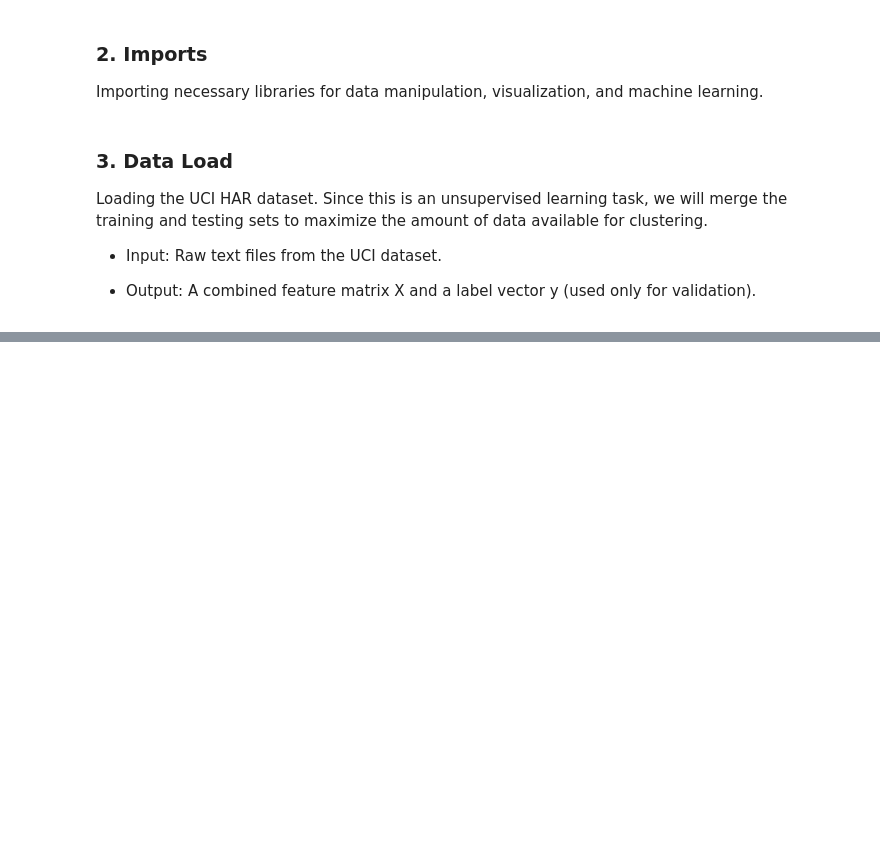
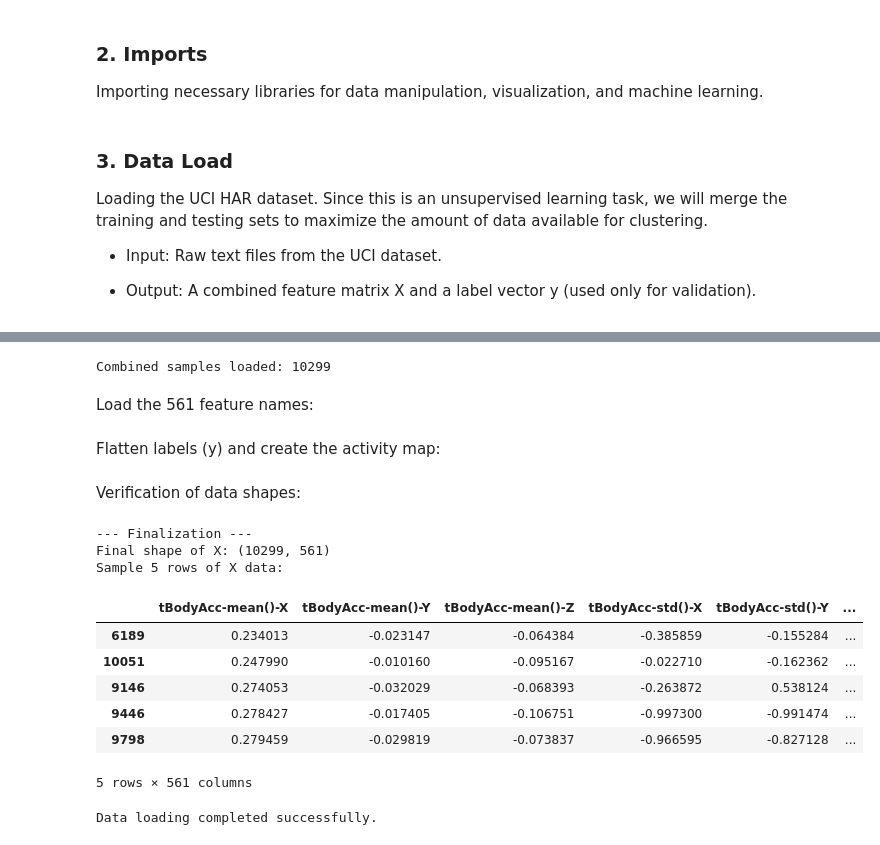
Before and after one commit to JakubbBlaszczykk/Project2-HAR-Unsupervised-Analysis, a Jupyter notebook: main.ipynb, the cells around one changed output, grey strips where cells are left out. Saved outputs shown, nothing was run; the diff lists cells and outputs as text; code cells hidden in the pictures; blank space fills up the shorter version.

```diff
--- a/main.ipynb
+++ b/main.ipynb
@@ -47,0 +68,9 @@ y = y.values.flatten()
+# %%
+X = pd.concat([X_train, X_test], axis=0, ignore_index=True)
+y = pd.concat([y_train, y_test], axis=0, ignore_index=True)
+
+print(f"Combined samples loaded: {X.shape[0]}")
+# %% [output]
+Combined samples loaded: 10299
+# %% [markdown]
+Load the 561 feature names:
@@ -47,0 +80,2 @@ y = y.values.flatten()
+# %% [markdown]
+Flatten labels (y) and create the activity map:
@@ -47,0 +86,20 @@ y = y.values.flatten()
+# %% [markdown]
+Verification of data shapes:
+# %%
+print("\n--- Finalization ---")
+print(f"Final shape of X: {X.shape}")
+print("Sample 5 rows of X data:")
+display(X.sample(5))
+print("Data loading completed successfully.")
+# %% [output]
+--- Finalization ---
+Final shape of X: (10299, 561)
+Sample 5 rows of X data:
+|  | tBodyAcc-mean()-X | tBodyAcc-mean()-Y | tBodyAcc-mean()-Z | tBodyAcc-std()-X | tBodyAcc-std()-Y | ... |
+| 6189 | 0.234013 | -0.023147 | -0.064384 | -0.385859 | -0.155284 | ... |
+| 10051 | 0.247990 | -0.010160 | -0.095167 | -0.022710 | -0.162362 | ... |
+| 9146 | 0.274053 | -0.032029 | -0.068393 | -0.263872 | 0.538124 | ... |
+| 9446 | 0.278427 | -0.017405 | -0.106751 | -0.997300 | -0.991474 | ... |
+| 9798 | 0.279459 | -0.029819 | -0.073837 | -0.966595 | -0.827128 | ... |
+5 rows × 561 columns
+Data loading completed successfully.
```
Also changed, not shown: parts of 24 cells of this notebook.
